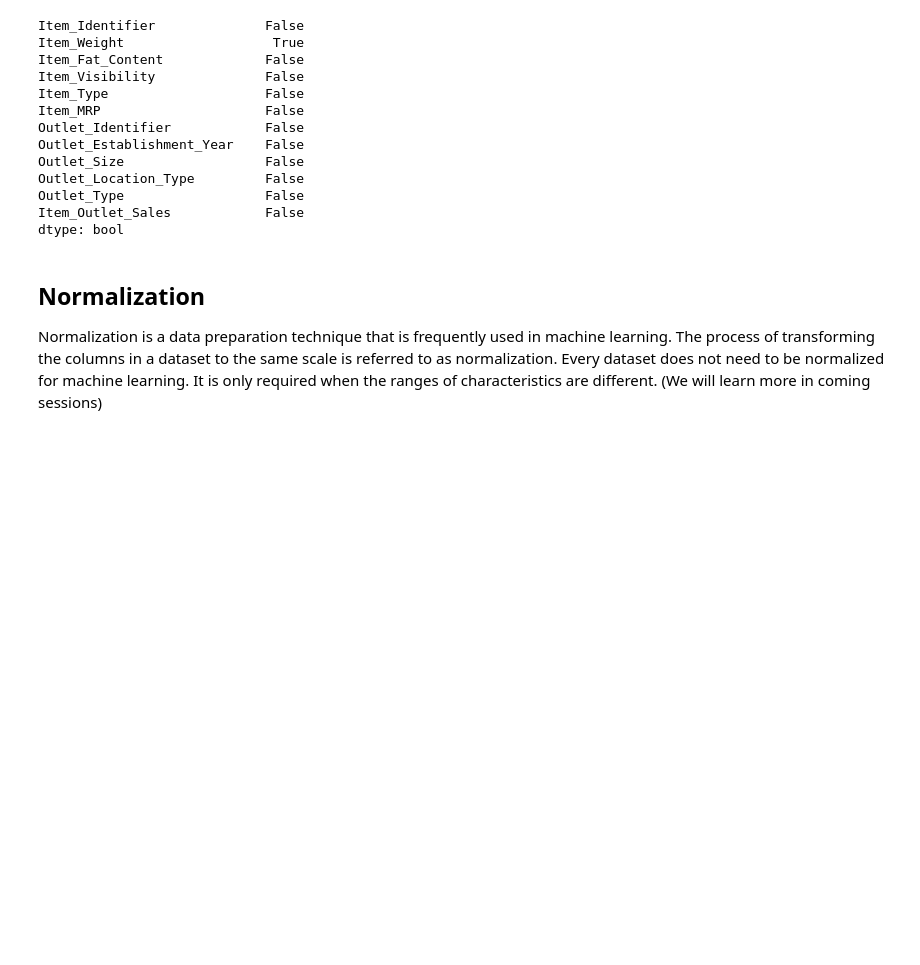
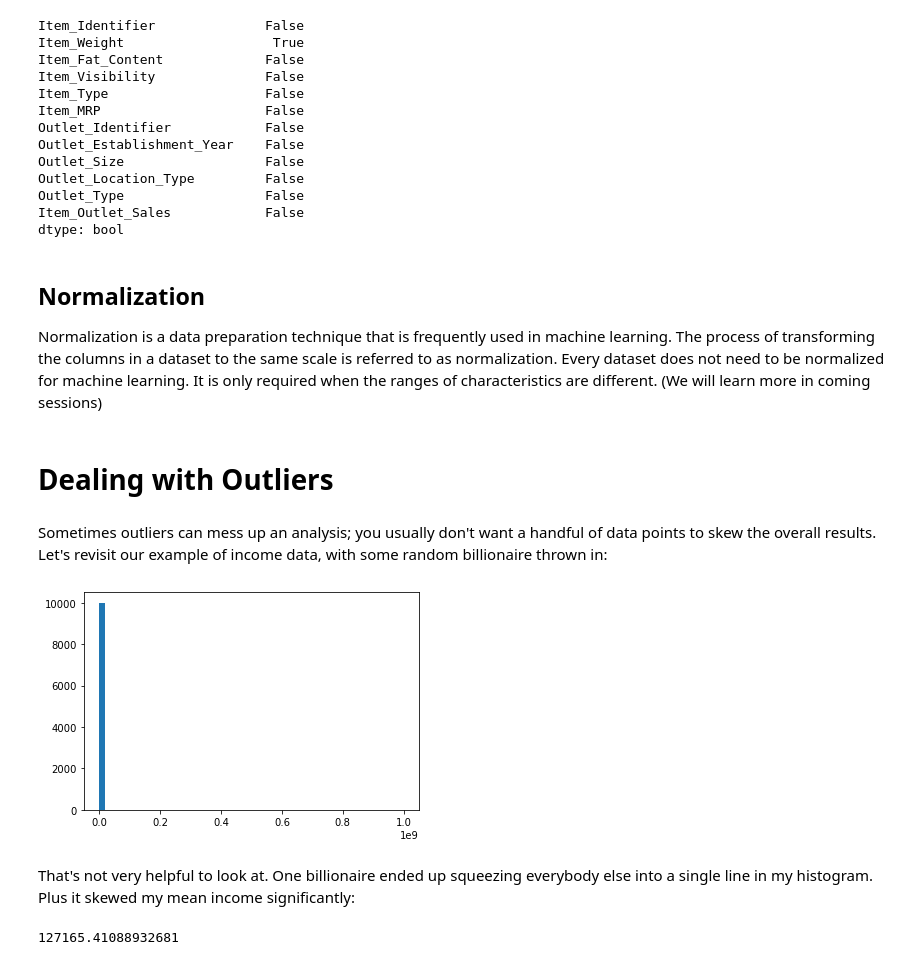
Before and after one commit to acmbpdc/ml-bootcamp-2023, a Jupyter notebook: docs/01-data-preprocessing/docs.ipynb, the cells around one changed output. Cells and saved outputs as stored; diff of their text form; code cells hidden in the pictures; blank space fills up the shorter version.

```diff
--- a/docs/01-data-preprocessing/docs.ipynb
+++ b/docs/01-data-preprocessing/docs.ipynb
@@ -459,3 +442,25 @@ dtype: bool
 
 Normalization is a data preparation technique that is frequently used in machine learning. The process of transforming the columns in a dataset to the same scale is referred to as normalization. Every dataset does not need to be normalized for machine learning. It is only required when the ranges of characteristics are different.
 (We will learn more in coming sessions)
+# %% [markdown]
+# Dealing with Outliers
+# %% [markdown]
+Sometimes outliers can mess up an analysis; you usually don't want a handful of data points to skew the overall results. Let's revisit our example of income data, with some random billionaire thrown in:
+# %%
+%matplotlib inline
+import numpy as np
+
+incomes = np.random.normal(27000, 15000, 10000)
+incomes = np.append(incomes, [1000000000])
+
+import matplotlib.pyplot as plt
+plt.hist(incomes, 50)
+plt.show()
+# %% [output]
+[figure, added]
+# %% [markdown]
+That's not very helpful to look at. One billionaire ended up squeezing everybody else into a single line in my histogram. Plus it skewed my mean income significantly:
+# %%
+incomes.mean()
+# %% [output]
+127165.41088932681
```
Also changed, not shown: parts of 79 cells of this notebook, 1 other file.
